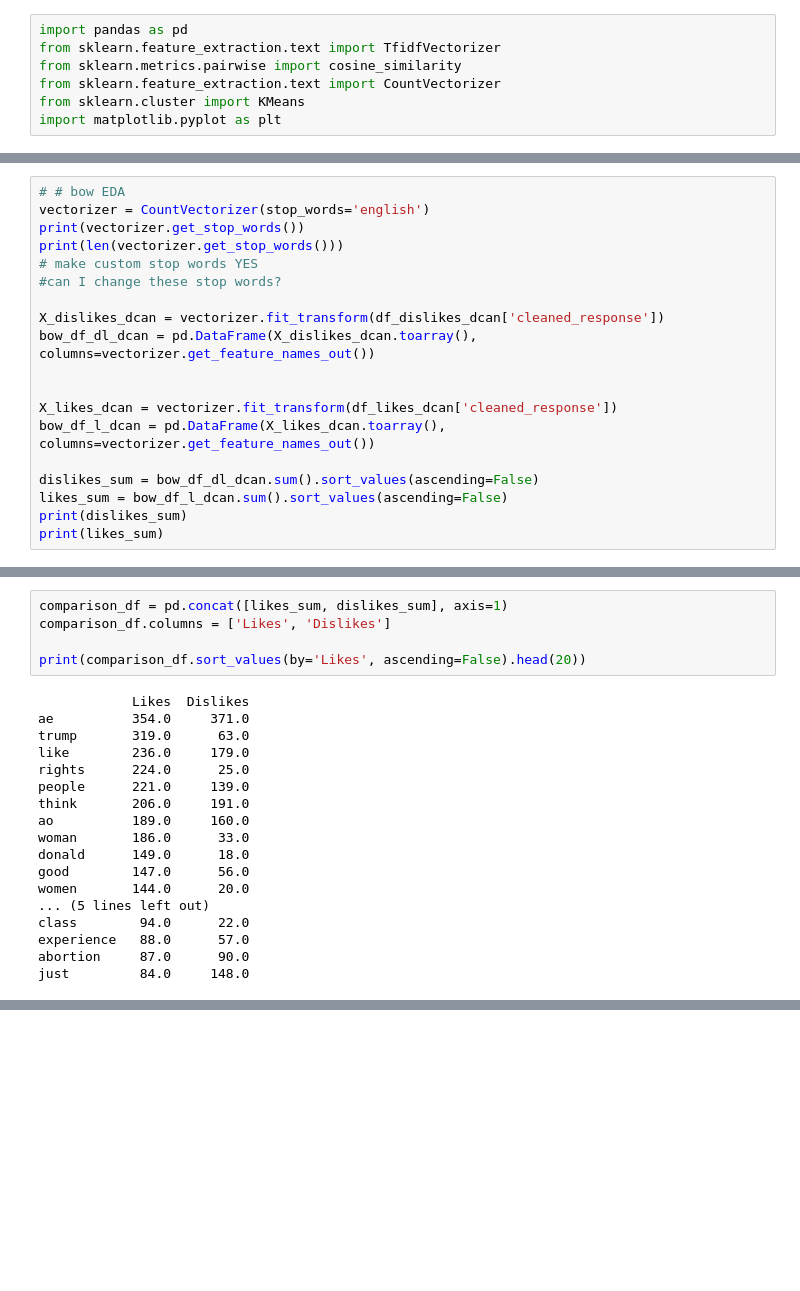
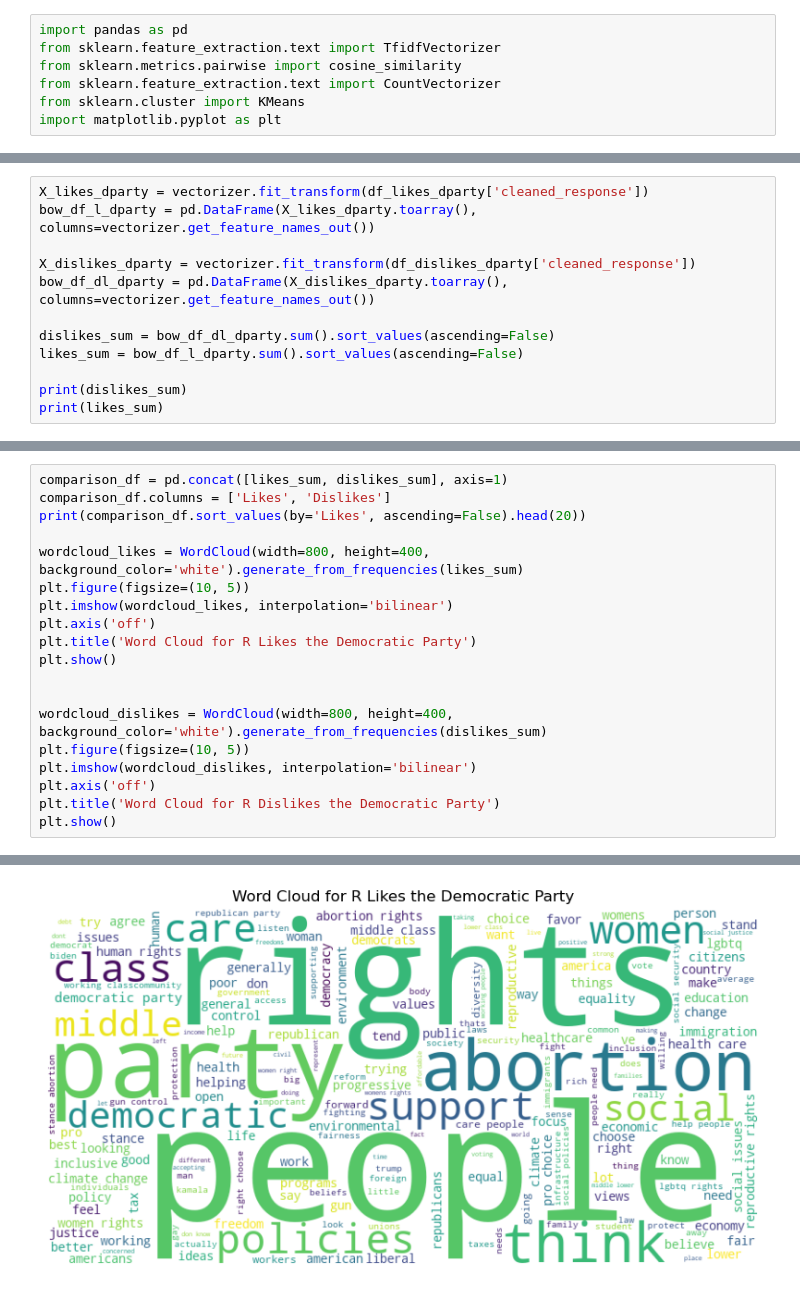
Before and after one commit to pxyi0126/2024_ANES_responses, a Jupyter notebook: responses.ipynb, the cells around one changed output, grey strips where cells are left out. Saved outputs shown, nothing was run; the diff lists cells and outputs as text; blank space fills up the shorter version.

Commit message:
Word clouds made for R likes/dislikes about democratic cand and party

```diff
--- a/responses.ipynb
+++ b/responses.ipynb
@@ -40,20 +131,13 @@ df_dislikes_rparty['cleaned_response'] = df_dislikes_rparty['V241176 - PRE: What
 # %%
-# # bow EDA
-vectorizer = CountVectorizer(stop_words='english')
-print(vectorizer.get_stop_words())
-print(len(vectorizer.get_stop_words()))
-# make custom stop words YES
-#can I change these stop words?
+X_likes_dparty = vectorizer.fit_transform(df_likes_dparty['cleaned_response'])
+bow_df_l_dparty = pd.DataFrame(X_likes_dparty.toarray(), columns=vectorizer.get_feature_names_out())
 
-X_dislikes_dcan = vectorizer.fit_transform(df_dislikes_dcan['cleaned_response'])
-bow_df_dl_dcan = pd.DataFrame(X_dislikes_dcan.toarray(), columns=vectorizer.get_feature_names_out())
+X_dislikes_dparty = vectorizer.fit_transform(df_dislikes_dparty['cleaned_response'])
+bow_df_dl_dparty = pd.DataFrame(X_dislikes_dparty.toarray(), columns=vectorizer.get_feature_names_out())
 
+dislikes_sum = bow_df_dl_dparty.sum().sort_values(ascending=False)
+likes_sum = bow_df_l_dparty.sum().sort_values(ascending=False)
 
-X_likes_dcan = vectorizer.fit_transform(df_likes_dcan['cleaned_response'])
-bow_df_l_dcan = pd.DataFrame(X_likes_dcan.toarray(), columns=vectorizer.get_feature_names_out())
-
-dislikes_sum = bow_df_dl_dcan.sum().sort_values(ascending=False)
-likes_sum = bow_df_l_dcan.sum().sort_values(ascending=False)
 print(dislikes_sum)
 print(likes_sum)
 # %% [output]
@@ -77,23 +161,20 @@ Length: 3335, dtype: int64
-# %%
-comparison_df = pd.concat([likes_sum, dislikes_sum], axis=1)
-comparison_df.columns = ['Likes', 'Dislikes']
-
-print(comparison_df.sort_values(by='Likes', ascending=False).head(20))
-# %% [output]
-            Likes  Dislikes
-ae          354.0     371.0
-trump       319.0      63.0
-like        236.0     179.0
-rights      224.0      25.0
-people      221.0     139.0
-think       206.0     191.0
-ao          189.0     160.0
-woman       186.0      33.0
-donald      149.0      18.0
-good        147.0      56.0
-women       144.0      20.0
-... (5 lines left out)
-class        94.0      22.0
-experience   88.0      57.0
-abortion     87.0      90.0
-just         84.0     148.0
+# %%
+comparison_df = pd.concat([likes_sum, dislikes_sum], axis=1)
+comparison_df.columns = ['Likes', 'Dislikes']
+print(comparison_df.sort_values(by='Likes', ascending=False).head(20))
+
+wordcloud_likes = WordCloud(width=800, height=400, background_color='white').generate_from_frequencies(likes_sum)
+plt.figure(figsize=(10, 5))
+plt.imshow(wordcloud_likes, interpolation='bilinear')
+plt.axis('off')
+plt.title('Word Cloud for R Likes the Democratic Party')
+plt.show()
+
+
+wordcloud_dislikes = WordCloud(width=800, height=400, background_color='white').generate_from_frequencies(dislikes_sum)
+plt.figure(figsize=(10, 5))
+plt.imshow(wordcloud_dislikes, interpolation='bilinear')
+plt.axis('off')
+plt.title('Word Cloud for R Dislikes the Democratic Party')
+plt.show()
+# %% [output]
@@ -99,0 +198 @@ just         84.0     148.0
+[figure, added]
```
Also changed, not shown: parts of 9 cells of this notebook, 1 other file.
